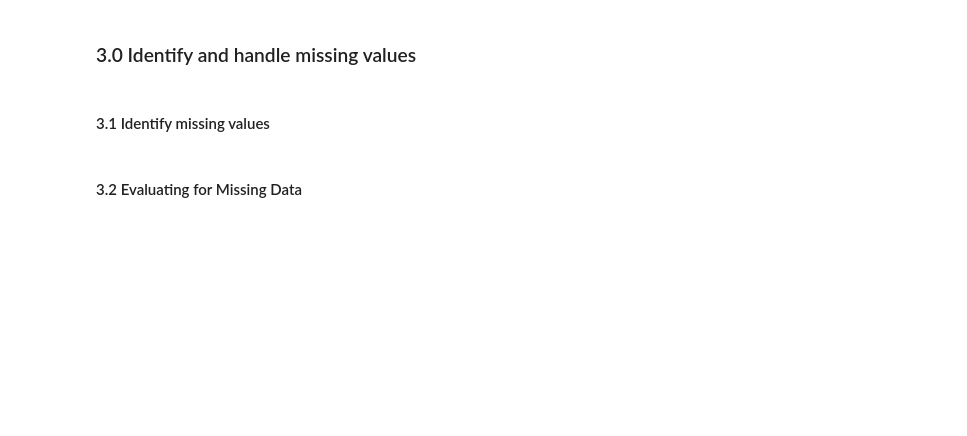
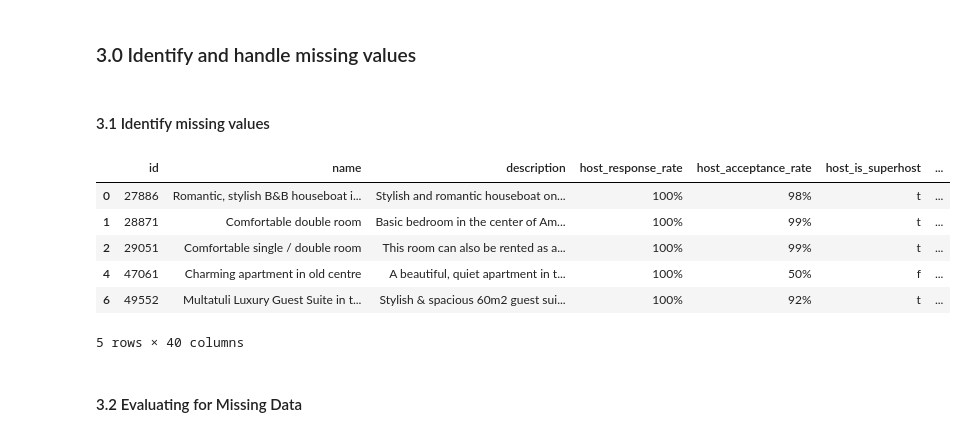
Before and after one commit to erikvidadev/airbnb-price-prediction, a Jupyter notebook: notebooks/01_data_cleaning.ipynb, the cells around one changed output. Cells and saved outputs as stored; diff of their text form; code cells hidden in the pictures; blank space fills up the shorter version.

```diff
--- a/notebooks/01_data_cleaning.ipynb
+++ b/notebooks/01_data_cleaning.ipynb
@@ -57,8 +111,17 @@ df.describe().T
 #### 3.1 Identify missing values
 # %%
 df.replace("?", np.nan, inplace = True)
-df.replace("", np.nan, inplace = True)
+df.replace(" ", np.nan, inplace = True)
+df.replace("NULL", np.nan, inplace = True)
 df.head(5)
+# %% [output]
+|  | id | name | description | host_response_rate | host_acceptance_rate | host_is_superhost | ... |
+| 0 | 27886 | Romantic, stylish B&B houseboat i... | Stylish and romantic houseboat on... | 100% | 98% | t | ... |
+| 1 | 28871 | Comfortable double room | Basic bedroom in the center of Am... | 100% | 99% | t | ... |
+| 2 | 29051 | Comfortable single / double room | This room can also be rented as a... | 100% | 99% | t | ... |
+| 4 | 47061 | Charming apartment in old centre | A beautiful, quiet apartment in t... | 100% | 50% | f | ... |
+| 6 | 49552 | Multatuli Luxury Guest Suite in t... | Stylish & spacious 60m2 guest sui... | 100% | 92% | t | ... |
+5 rows × 40 columns
 # %% [markdown]
 #### 3.2 Evaluating for Missing Data
 # %%
```
Also changed, not shown: parts of 15 cells of this notebook, 1 other file.
